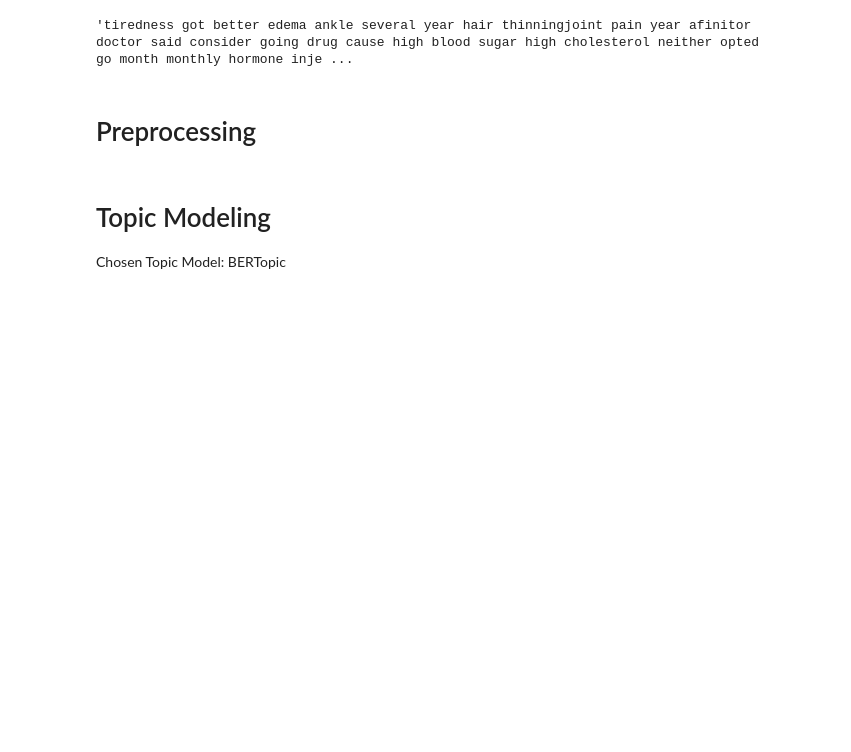
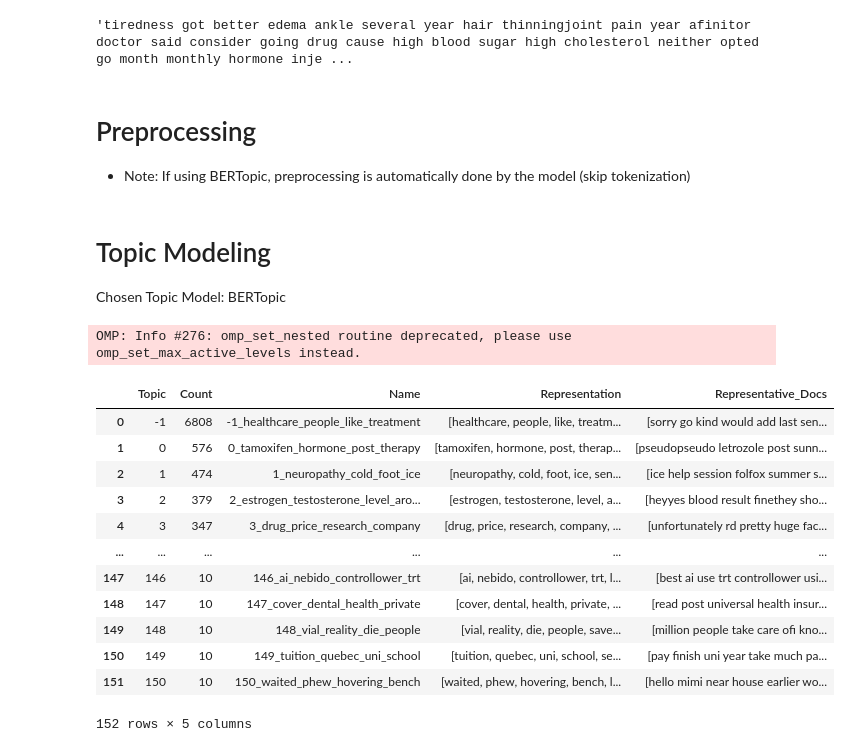
Before and after one commit to liaohan618/OncologyPatientMessages, a Jupyter notebook: Topic_Modeling.ipynb, the cells around one changed output. Cells and saved outputs as stored; diff of their text form; code cells hidden in the pictures; blank space fills up the shorter version.

Commit message:
draft done

```diff
--- a/Topic_Modeling.ipynb
+++ b/Topic_Modeling.ipynb
@@ -39,4 +43,6 @@ msgs[0]
 'tiredness got better edema ankle several year hair thinningjoint pain year afinitor doctor said consider going drug cause high blood sugar high cholesterol neither opted go month monthly hormone inje ...
 # %% [markdown]
 # Preprocessing
+
+- Note: If using BERTopic, preprocessing is automatically done by the model (skip tokenization)
 # %%
@@ -51,5 +52,28 @@ topics, probs = topic_model.fit_transform(msgs)
 # Topic Modeling
 
 Chosen Topic Model: BERTopic
+# %%
+# fit model
+topic_model = BERTopic(vectorizer_model = vectorizer,
+                       language = 'english')
+topics, probs = topic_model.fit_transform(msgs)
+# %% [output]
+OMP: Info #276: omp_set_nested routine deprecated, please use omp_set_max_active_levels instead.
 # %%
-#
+# inspect topics
+
+topic_model.get_topic_info() # -1 is outlier should typically be ignored
+# %% [output]
+|  | Topic | Count | Name | Representation | Representative_Docs |
+| 0 | -1 | 6808 | -1_healthcare_people_like_treatment | [healthcare, people, like, treatm... | [sorry go kind would add last sen... |
+| 1 | 0 | 576 | 0_tamoxifen_hormone_post_therapy | [tamoxifen, hormone, post, therap... | [pseudopseudo letrozole post sunn... |
+| 2 | 1 | 474 | 1_neuropathy_cold_foot_ice | [neuropathy, cold, foot, ice, sen... | [ice help session folfox summer s... |
+| 3 | 2 | 379 | 2_estrogen_testosterone_level_aro... | [estrogen, testosterone, level, a... | [heyyes blood result finethey sho... |
+| 4 | 3 | 347 | 3_drug_price_research_company | [drug, price, research, company, ... | [unfortunately rd pretty huge fac... |
+| ... | ... | ... | ... | ... | ... |
+| 147 | 146 | 10 | 146_ai_nebido_controllower_trt | [ai, nebido, controllower, trt, l... | [best ai use trt controllower usi... |
+| 148 | 147 | 10 | 147_cover_dental_health_private | [cover, dental, health, private, ... | [read post universal health insur... |
+| 149 | 148 | 10 | 148_vial_reality_die_people | [vial, reality, die, people, save... | [million people take care ofi kno... |
+| 150 | 149 | 10 | 149_tuition_quebec_uni_school | [tuition, quebec, uni, school, se... | [pay finish uni year take much pa... |
+| 151 | 150 | 10 | 150_waited_phew_hovering_bench | [waited, phew, hovering, bench, l... | [hello mimi near house earlier wo... |
+152 rows × 5 columns
```
Also changed, not shown: parts of 18 cells of this notebook.
